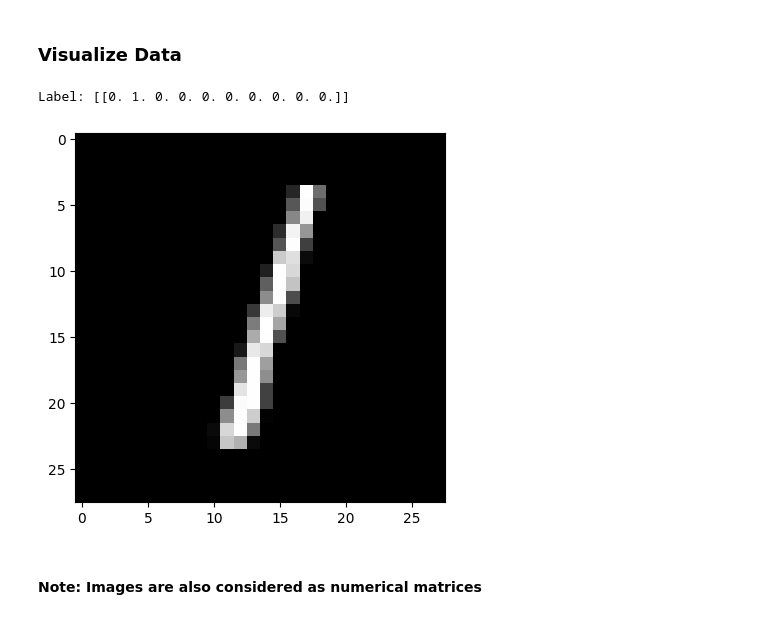
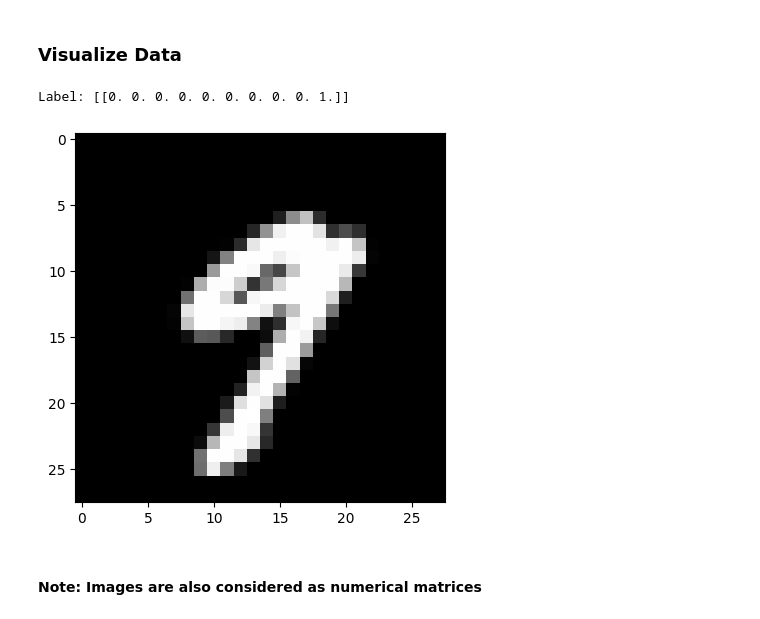
Before and after one commit to ng13/AI_wrkshp, a Jupyter notebook: Artificial_Neural_Network_Handson.ipynb, the cells around one changed output. Cells and saved outputs as stored; diff of their text form; code cells hidden in the pictures.

```diff
--- a/Artificial_Neural_Network_Handson.ipynb
+++ b/Artificial_Neural_Network_Handson.ipynb
@@ -63,12 +63,12 @@ Downloading data from https://storage.googleapis.com/tensorflow/tf-keras-dataset
 # %% [markdown]
 ### Visualize Data
 # %%
-print("Label:",y_test[2:3])
-plt.imshow(x_test[2:3].reshape(28,28), cmap='gray')
+print("Label:",y_test[20:21])
+plt.imshow(x_test[20:21].reshape(28,28), cmap='gray')
 plt.show()
 # %% [output]
-Label: [[0. 1. 0. 0. 0. 0. 0. 0. 0. 0.]]
+Label: [[0. 0. 0. 0. 0. 0. 0. 0. 0. 1.]]
-[figure, old version]
+[figure, new version]
 # %% [markdown]
 #### Note: Images are also considered as numerical matrices
 # %%
```
Also changed, not shown: parts of 9 cells of this notebook.
